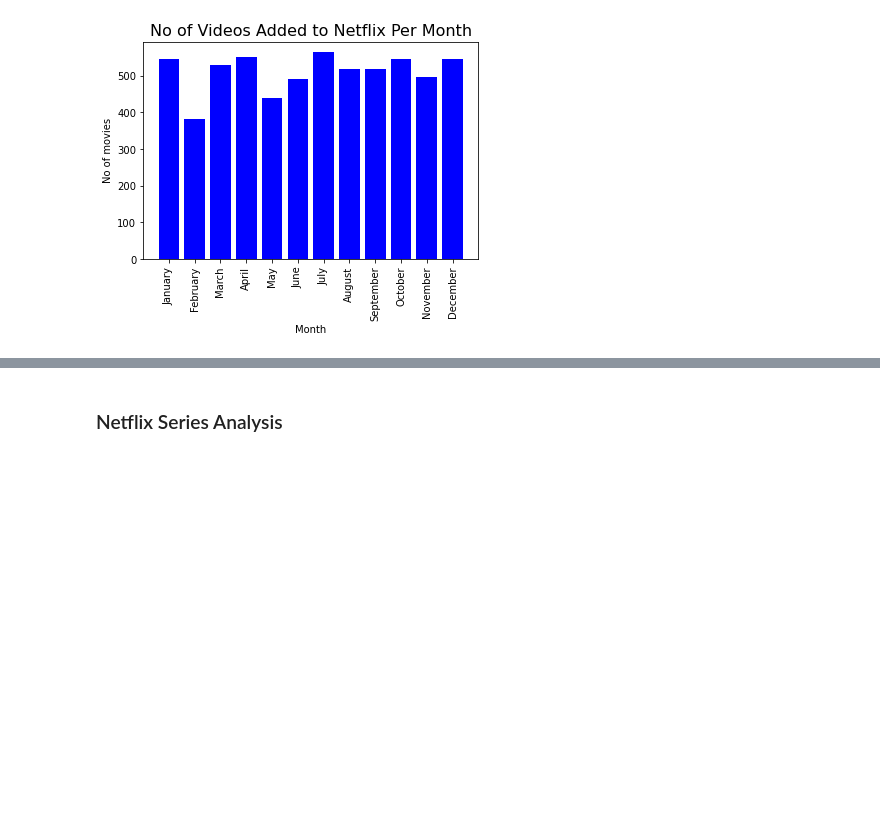
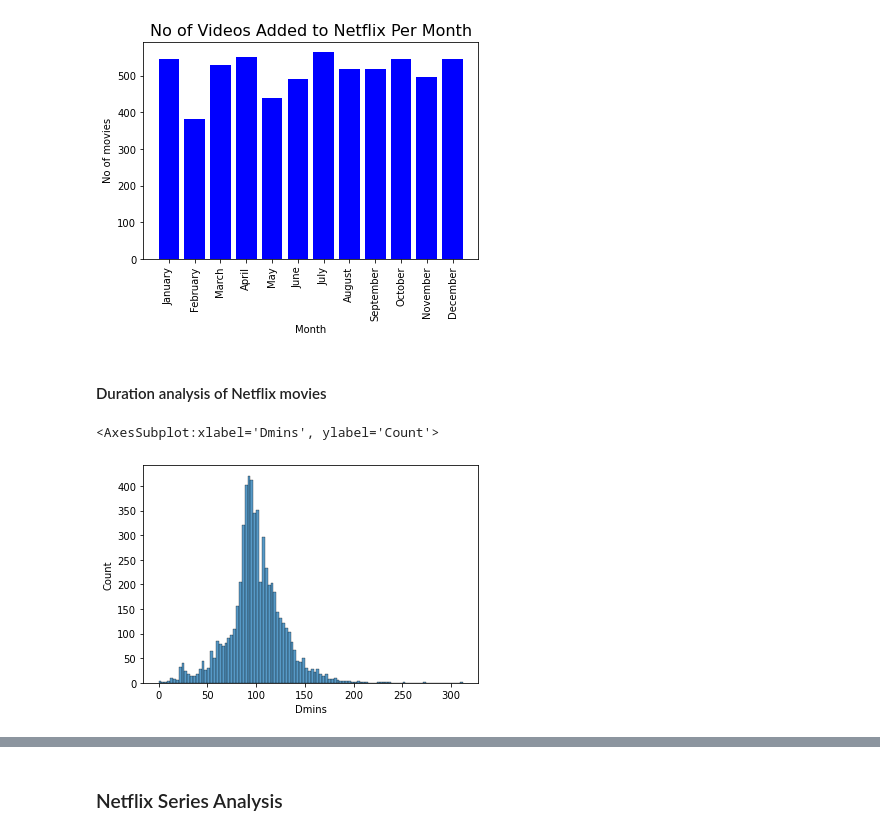
Before and after one commit to Holla-swift/Netflix_project, a Jupyter notebook: netflix.ipynb, the cells around one changed output, grey strips where cells are left out. Cells and saved outputs as stored; diff of their text form; code cells hidden in the pictures; blank space fills up the shorter version.

```diff
--- a/netflix.ipynb
+++ b/netflix.ipynb
@@ -181,0 +180,14 @@ movies_rating = pd.DataFrame(movies_rating.show_id)
+# %%
+new  = netflix_movies["duration"].str.split(" ", n=1, expand=True)
+netflix_movies["Dmins"] = new[0]
+netflix_movies['Dmins'] = pd.to_numeric(netflix_movies['Dmins'])
+netflix_movies = netflix_movies.fillna(0)
+# %%
+netflix_movies = netflix_movies.drop(['minsDuration'], axis=1)
+# %% [markdown]
+#### Duration analysis of Netflix movies
+# %%
+sns.histplot(data=netflix_movies, x='Dmins')
+# %% [output]
+<AxesSubplot:xlabel='Dmins', ylabel='Count'>
+[figure, added]
```
Also changed, not shown: parts of 38 cells of this notebook.
